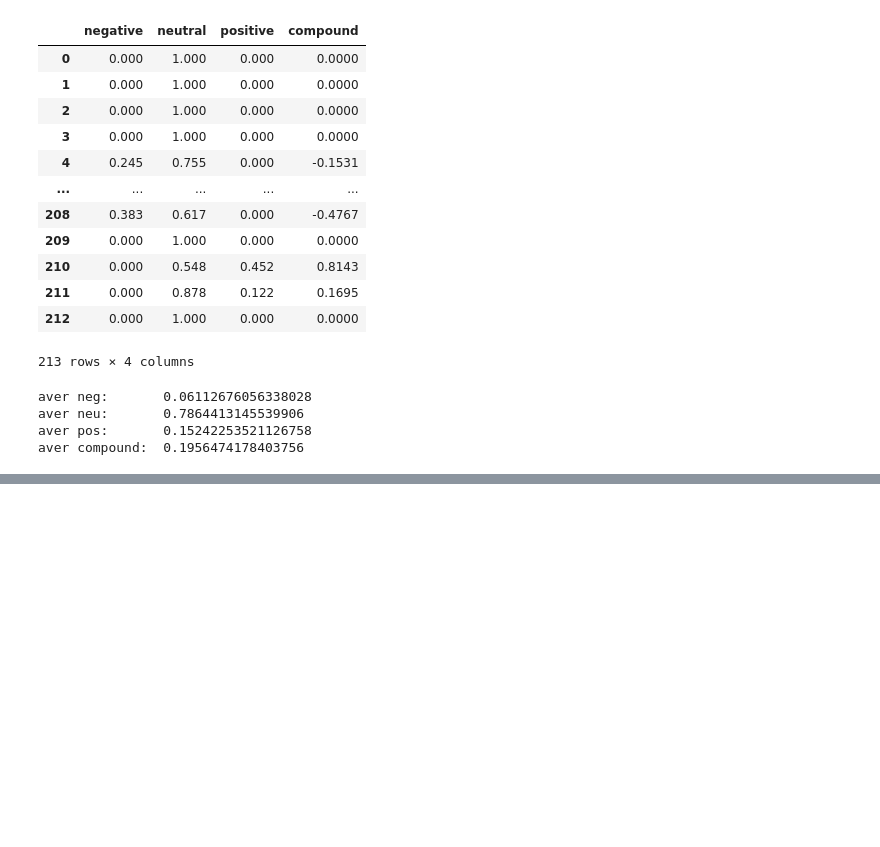
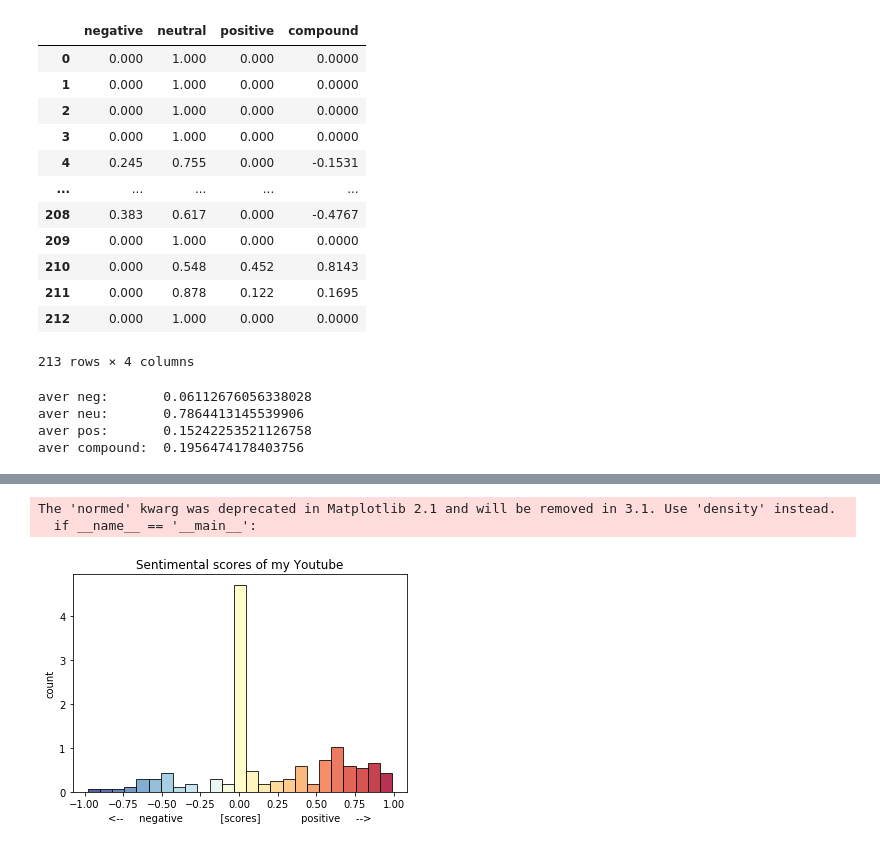
Before and after one commit to effectivemadness/YoutubeCommentAnalysis, a Jupyter notebook: codes/workflow_eng.ipynb, the cells around one changed output, grey strips where cells are left out. Cells and saved outputs as stored; diff of their text form; code cells hidden in the pictures; blank space fills up the shorter version.

```diff
--- a/codes/workflow_eng.ipynb
+++ b/codes/workflow_eng.ipynb
@@ -548,0 +562,25 @@ aver compound:  0.1956474178403756
+# %%
+# visualization
+def my_plot(title_name, data_list):
+    #plt.hist(data_list, range=(0,1), bins=25)
+    plt.title(title_name)
+    plt.xlabel('<--     negative            [scores]             positive     -->')
+    plt.ylabel('count')
+    # Plot histogram.
+    cm = plt.cm.get_cmap('RdYlBu_r')
+    n, bins, patches = plt.hist(data_list, 25, normed=1, color='green', alpha = 0.8, edgecolor = 'black', linewidth = 1)
+    bin_centers = 0.5 * (bins[:-1] + bins[1:])
+
+    # scale values to interval [0,1]
+    col = bin_centers - min(bin_centers)
+    col /= max(col)
+    for c, p in zip(col, patches):
+        plt.setp(p, 'facecolor', cm(c))
+
+    plt.show()
+# %%
+my_plot('Sentimental scores of my Youtube', compound)
+# %% [output]
+The 'normed' kwarg was deprecated in Matplotlib 2.1 and will be removed in 3.1. Use 'density' instead.
+  if __name__ == '__main__':
+[figure, added]
```
Also changed, not shown: parts of 1 cell of this notebook, 4 other files.
